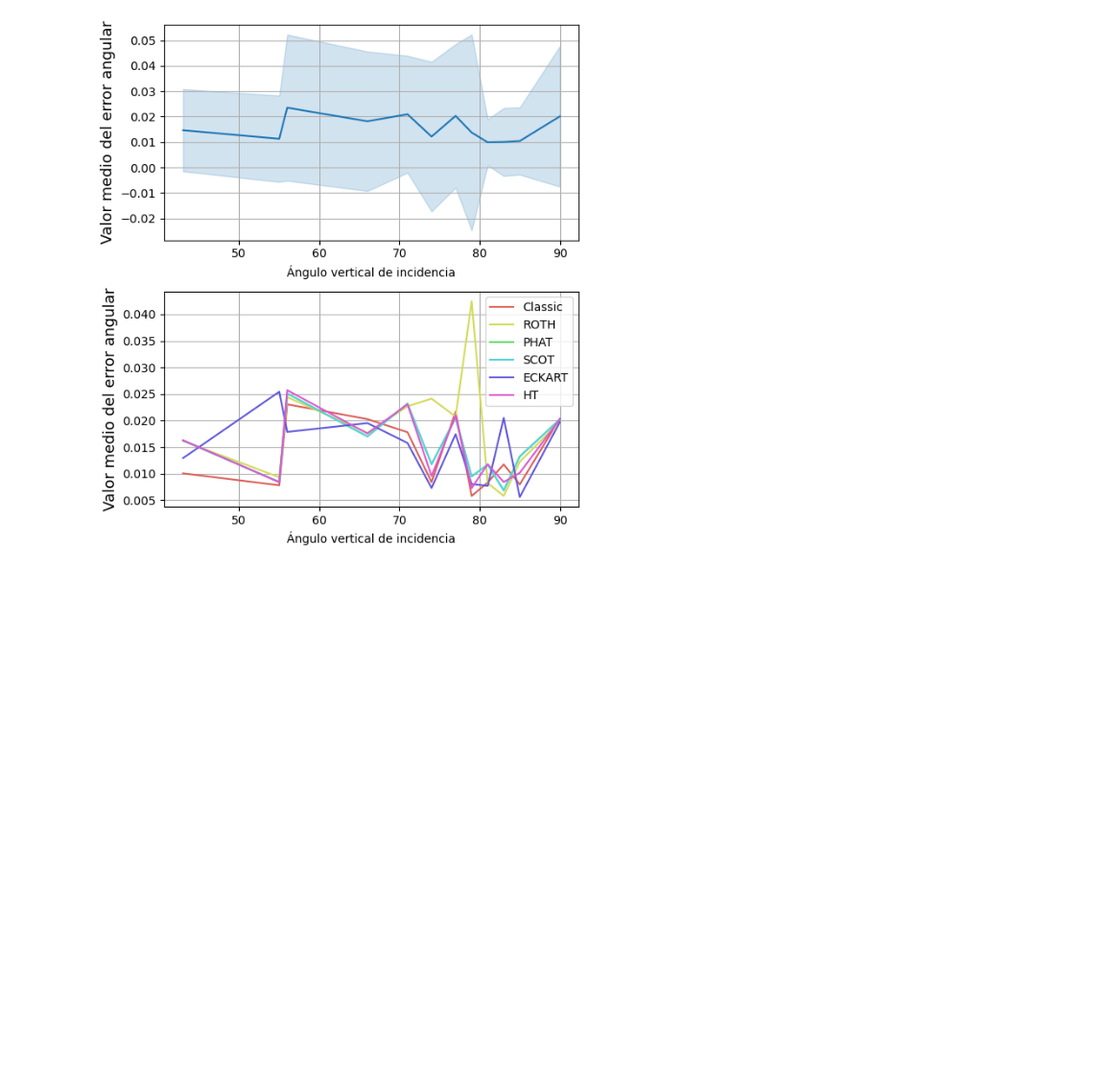
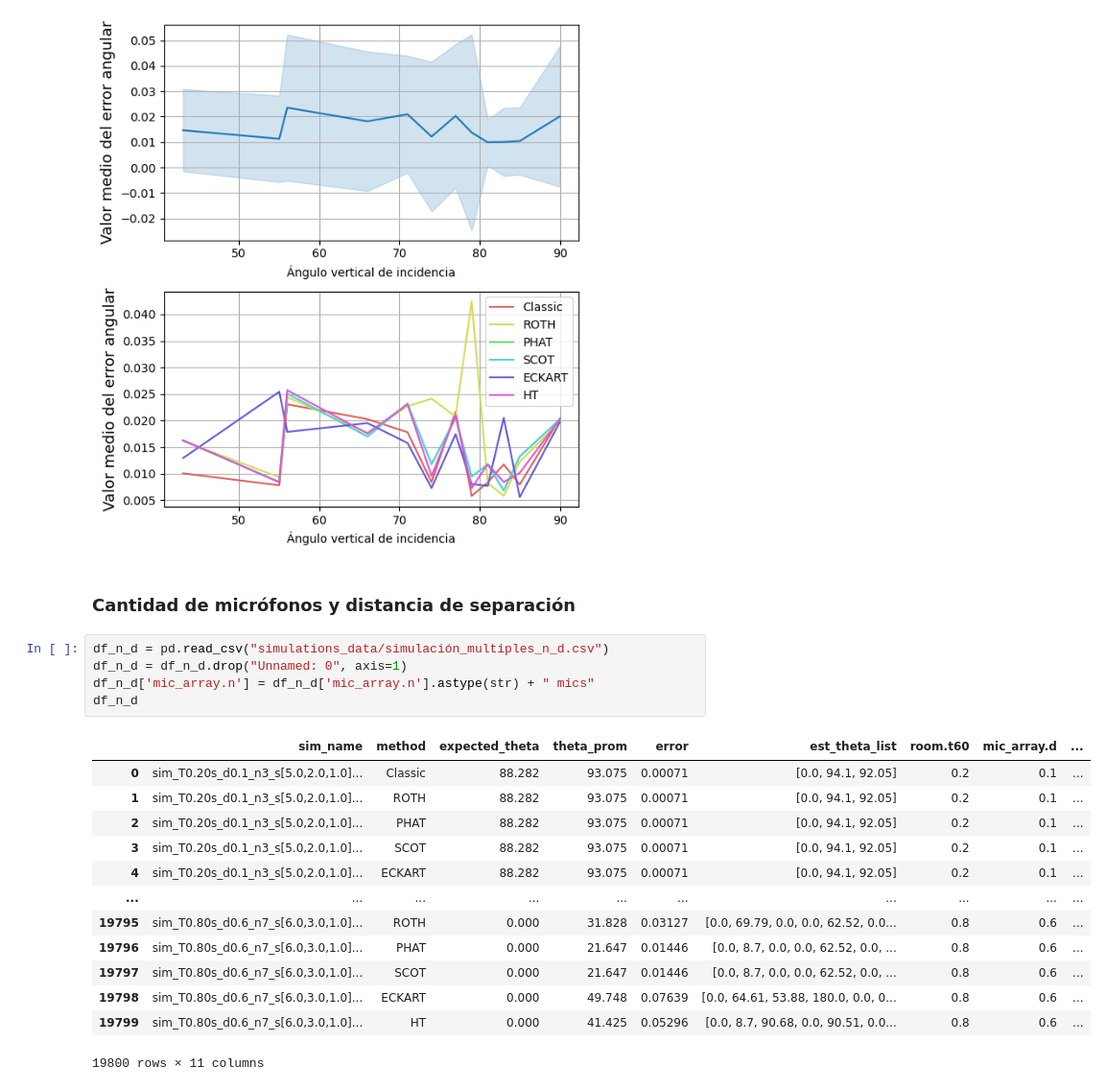
Before and after one commit to Joaqo99/DSP-TP, a Jupyter notebook: main_simulations.ipynb, the cells around one changed output. Shown at 96% size. Saved outputs shown, nothing was run; the diff lists cells and outputs as text; blank space fills up the shorter version.

```diff
--- a/main_simulations.ipynb
+++ b/main_simulations.ipynb
@@ -239,3 +239,24 @@ angles_pond_lines_pd = lambda: plot.plot_lines_error(df_z, "z angle", "error", h
 plot.multiplot(angles_bars_pd, angles_pond_lines_pd, figsize=(6, 6.5), ncols=1)
 # %% [output]
 [figure]
+# %% [markdown]
+### Cantidad de micrófonos y distancia de separación
+# %%
+df_n_d = pd.read_csv("simulations_data/simulación_multiples_n_d.csv")
+df_n_d = df_n_d.drop("Unnamed: 0", axis=1)
+df_n_d['mic_array.n'] = df_n_d['mic_array.n'].astype(str) + " mics"
+df_n_d
+# %% [output]
+|  | sim_name | method | expected_theta | theta_prom | error | est_theta_list | room.t60 | mic_array.d | ... |
+| 0 | sim_T0.20s_d0.1_n3_s[5.0,2.0,1.0]... | Classic | 88.282 | 93.075 | 0.00071 | [0.0, 94.1, 92.05] | 0.2 | 0.1 | ... |
+| 1 | sim_T0.20s_d0.1_n3_s[5.0,2.0,1.0]... | ROTH | 88.282 | 93.075 | 0.00071 | [0.0, 94.1, 92.05] | 0.2 | 0.1 | ... |
+| 2 | sim_T0.20s_d0.1_n3_s[5.0,2.0,1.0]... | PHAT | 88.282 | 93.075 | 0.00071 | [0.0, 94.1, 92.05] | 0.2 | 0.1 | ... |
+| 3 | sim_T0.20s_d0.1_n3_s[5.0,2.0,1.0]... | SCOT | 88.282 | 93.075 | 0.00071 | [0.0, 94.1, 92.05] | 0.2 | 0.1 | ... |
+| 4 | sim_T0.20s_d0.1_n3_s[5.0,2.0,1.0]... | ECKART | 88.282 | 93.075 | 0.00071 | [0.0, 94.1, 92.05] | 0.2 | 0.1 | ... |
+| ... | ... | ... | ... | ... | ... | ... | ... | ... | ... |
+| 19795 | sim_T0.80s_d0.6_n7_s[6.0,3.0,1.0]... | ROTH | 0.000 | 31.828 | 0.03127 | [0.0, 69.79, 0.0, 0.0, 62.52, 0.0... | 0.8 | 0.6 | ... |
+| 19796 | sim_T0.80s_d0.6_n7_s[6.0,3.0,1.0]... | PHAT | 0.000 | 21.647 | 0.01446 | [0.0, 8.7, 0.0, 0.0, 62.52, 0.0, ... | 0.8 | 0.6 | ... |
+| 19797 | sim_T0.80s_d0.6_n7_s[6.0,3.0,1.0]... | SCOT | 0.000 | 21.647 | 0.01446 | [0.0, 8.7, 0.0, 0.0, 62.52, 0.0, ... | 0.8 | 0.6 | ... |
+| 19798 | sim_T0.80s_d0.6_n7_s[6.0,3.0,1.0]... | ECKART | 0.000 | 49.748 | 0.07639 | [0.0, 64.61, 53.88, 180.0, 0.0, 0... | 0.8 | 0.6 | ... |
+| 19799 | sim_T0.80s_d0.6_n7_s[6.0,3.0,1.0]... | HT | 0.000 | 41.425 | 0.05296 | [0.0, 8.7, 90.68, 0.0, 90.51, 0.0... | 0.8 | 0.6 | ... |
+19800 rows × 11 columns
```
Also changed, not shown: parts of 5 cells of this notebook, 1 other file.
